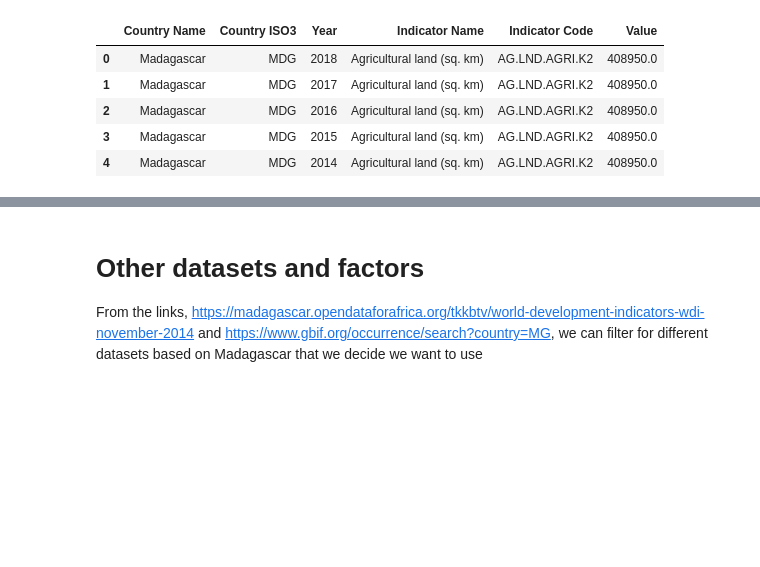
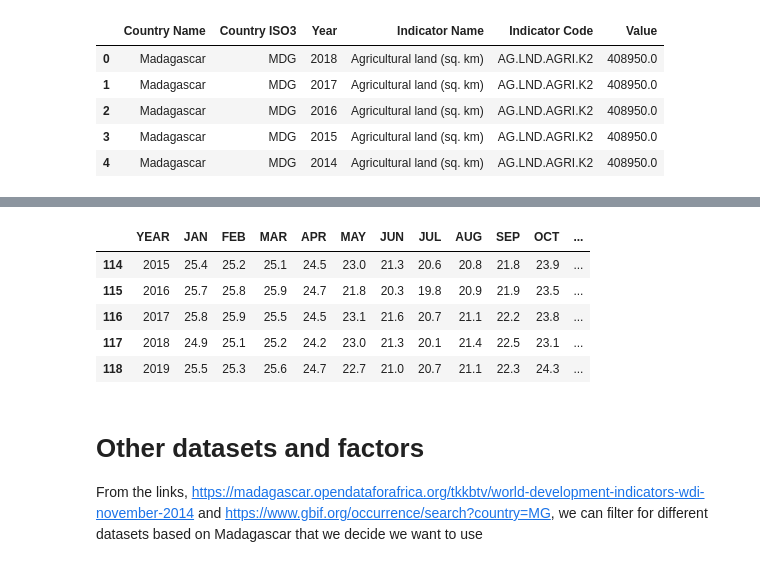
Before and after one commit to karolinaphotiades/CS216_project, a Jupyter notebook: Analyzing Madagascar.ipynb, the cells around one changed output, grey strips where cells are left out. Cells and saved outputs as stored; diff of their text form; code cells hidden in the pictures; blank space fills up the shorter version.

```diff
--- a/Analyzing Madagascar.ipynb
+++ b/Analyzing Madagascar.ipynb
@@ -64,6 +65,28 @@ environmental_data.head()
 | 2 | Madagascar | MDG | 2017 | Agricultural land (% of land area) | AG.LND.AGRI.ZS | 70.2904778274321 |
 | 3 | Madagascar | MDG | 2016 | Agricultural land (% of land area) | AG.LND.AGRI.ZS | 70.2904778274321 |
 | 4 | Madagascar | MDG | 2015 | Agricultural land (% of land area) | AG.LND.AGRI.ZS | 70.2904778274321 |
+# %%
+# Read in the fifth dataset
+temperature_data = pd.read_csv("data/Madagascar_Temp_Data.csv")
+temperature_data["YEAR"] = temperature_data["YEAR"].astype(int)
+
+# MAM is Spring (March, April, May), JJA is Summer, SON is Fall, DJF is Winter
+# ANN is annual average
+# Madagascar has different seasons: hot and rainy in Nov-April and cooler dry season May-Oct.
+temperature_data["hot_season"] = temperature_data[['NOV', 'DEC', 'JAN', 'FEB', 'MAR', 'APR']].mean(axis = 1)
+temperature_data["cool_season"] = temperature_data[['MAY', 'JUN', 'JUL', 'AUG', 'SEP', 'OCT']].mean(axis = 1)
+
+temperature_data["ANN"] = (temperature_data["ANN"] * 9/5) + 32
+# (x * 9/5) + 32 is Celcius to Farenheit conversion
+
+temperature_data.tail()
+# %% [output]
+|  | YEAR | JAN | FEB | MAR | APR | MAY | JUN | JUL | AUG | SEP | OCT | ... |
+| 114 | 2015 | 25.4 | 25.2 | 25.1 | 24.5 | 23.0 | 21.3 | 20.6 | 20.8 | 21.8 | 23.9 | ... |
+| 115 | 2016 | 25.7 | 25.8 | 25.9 | 24.7 | 21.8 | 20.3 | 19.8 | 20.9 | 21.9 | 23.5 | ... |
+| 116 | 2017 | 25.8 | 25.9 | 25.5 | 24.5 | 23.1 | 21.6 | 20.7 | 21.1 | 22.2 | 23.8 | ... |
+| 117 | 2018 | 24.9 | 25.1 | 25.2 | 24.2 | 23.0 | 21.3 | 20.1 | 21.4 | 22.5 | 23.1 | ... |
+| 118 | 2019 | 25.5 | 25.3 | 25.6 | 24.7 | 22.7 | 21.0 | 20.7 | 21.1 | 22.3 | 24.3 | ... |
 # %% [markdown]
 # Other datasets and factors
 From the links, [https://madagascar.opendataforafrica.org/tkkbtv/world-development-indicators-wdi-november-2014](https://madagascar.opendataforafrica.org/tkkbtv/world-development-indicators-wdi-november-2014) and [https://www.gbif.org/occurrence/search?country=MG](https://www.gbif.org/occurrence/search?country=MG), we can filter for different datasets based on Madagascar that we decide we want to use
```
Also changed, not shown: parts of 11 cells of this notebook.
